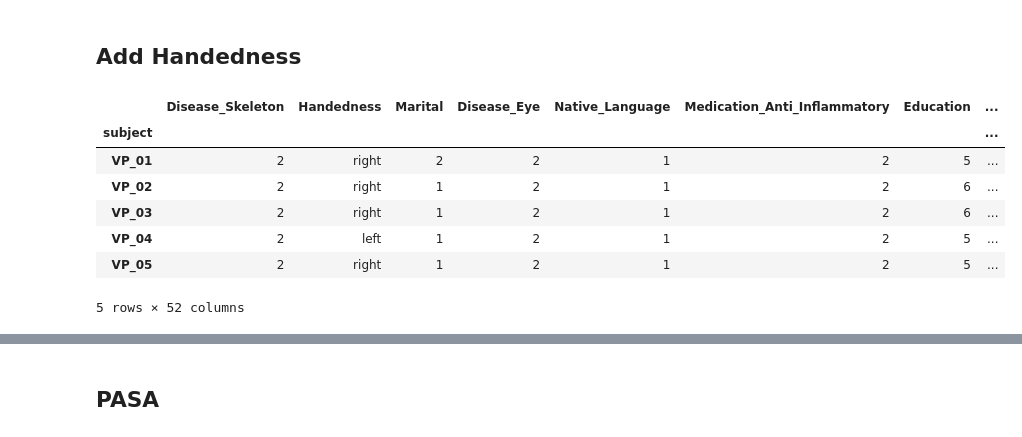
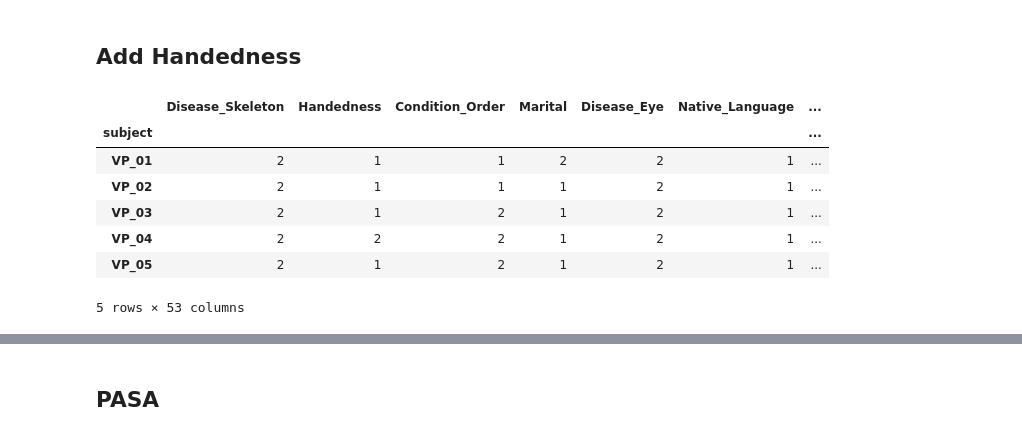
Before and after one commit to empkins/empkins-d03-preprocessing, a Jupyter notebook: experiments/2022_05_macro/unipark/Questionnaire_Data_Merge.ipynb, the cells around one changed output, grey strips where cells are left out. Saved outputs shown, nothing was run; the diff lists cells and outputs as text; code cells hidden in the pictures.

Commit message:
base data finished

```diff
--- a/experiments/2022_05_macro/unipark/Questionnaire_Data_Merge.ipynb
+++ b/experiments/2022_05_macro/unipark/Questionnaire_Data_Merge.ipynb
@@ -187,3 +190,9 @@ quest_data_filtered
 condition_order = pd.read_csv(base_path.joinpath("data_tabular/extras/condition_order.csv"))
 condition_order = condition_order.set_index("subject")["condition_order"]
 condition_order.head()
+
+# change condtion order to codes
+condition_order = condition_order.replace("tsst_first", 1)
+condition_order = condition_order.replace("ftsst_first", 2)
+
+quest_data_filtered.insert(1, "Condition_Order", condition_order)
@@ -200,15 +249,19 @@ Name: condition_order, dtype: object
 # %%
 handedness = pd.read_excel(base_path.joinpath("data_tabular/extras/handedness.xlsx"))
 handedness = handedness.set_index("subject")["handedness"]
 
+# recode handedness
+handedness = handedness.replace("right", 1)
+handedness = handedness.replace("left", 2)
+
 quest_data_filtered.insert(1, "Handedness", handedness)
 quest_data_filtered.head()
 # %% [output]
-|  | Disease_Skeleton | Handedness | Marital | Disease_Eye | Native_Language | Medication_Anti_Inflammatory | Education | ... |
-| subject |  |  |  |  |  |  |  | ... |
-| VP_01 | 2 | right | 2 | 2 | 1 | 2 | 5 | ... |
-| VP_02 | 2 | right | 1 | 2 | 1 | 2 | 6 | ... |
-| VP_03 | 2 | right | 1 | 2 | 1 | 2 | 6 | ... |
-| VP_04 | 2 | left | 1 | 2 | 1 | 2 | 5 | ... |
-| VP_05 | 2 | right | 1 | 2 | 1 | 2 | 5 | ... |
+|  | Disease_Skeleton | Handedness | Condition_Order | Marital | Disease_Eye | Native_Language | ... |
+| subject |  |  |  |  |  |  | ... |
+| VP_01 | 2 | 1 | 1 | 2 | 2 | 1 | ... |
+| VP_02 | 2 | 1 | 1 | 1 | 2 | 1 | ... |
+| VP_03 | 2 | 1 | 2 | 1 | 2 | 1 | ... |
+| VP_04 | 2 | 2 | 2 | 1 | 2 | 1 | ... |
+| VP_05 | 2 | 1 | 2 | 1 | 2 | 1 | ... |
-5 rows × 52 columns
+5 rows × 53 columns
```
Also changed, not shown: parts of 11 cells of this notebook.
